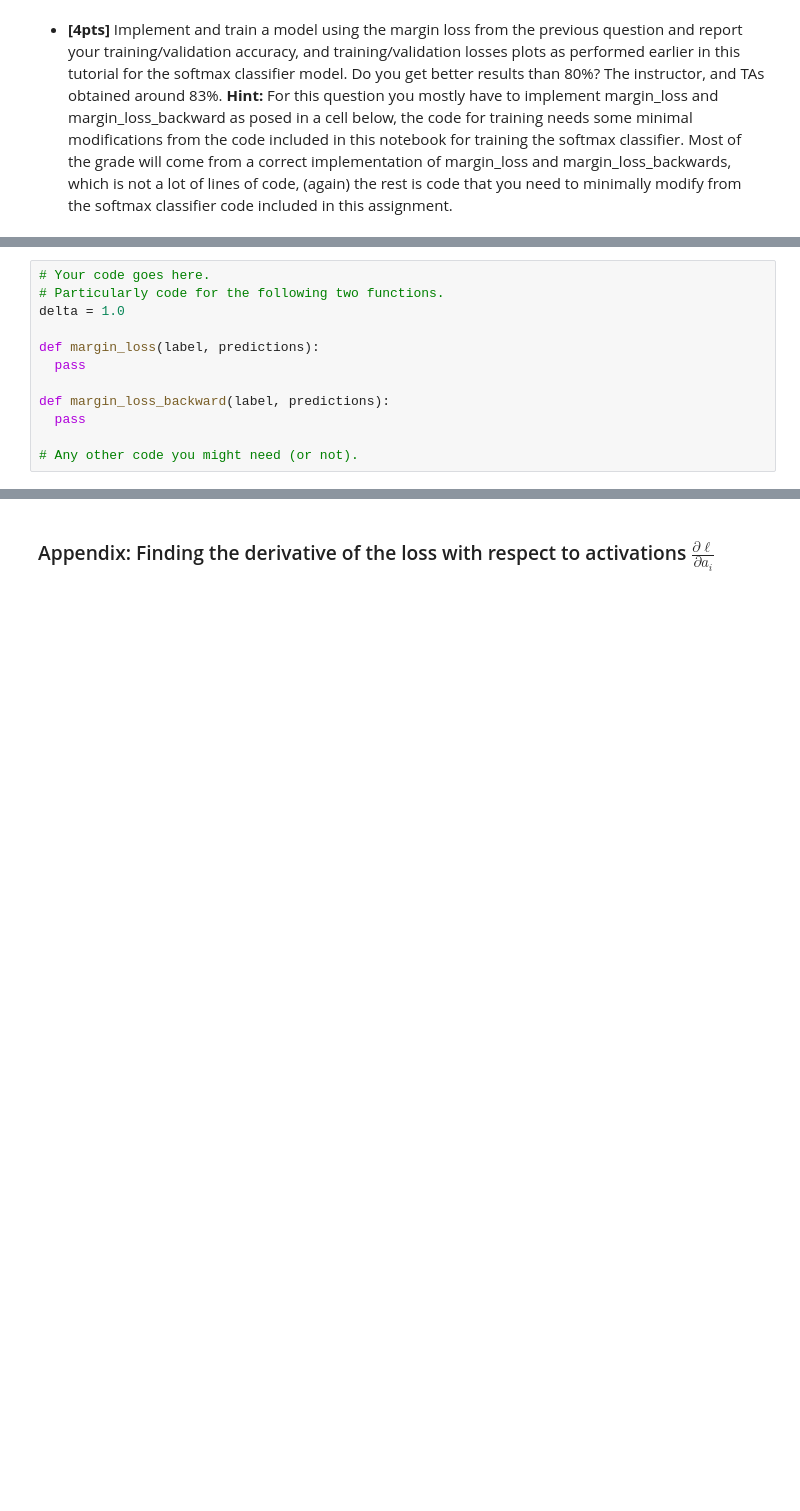
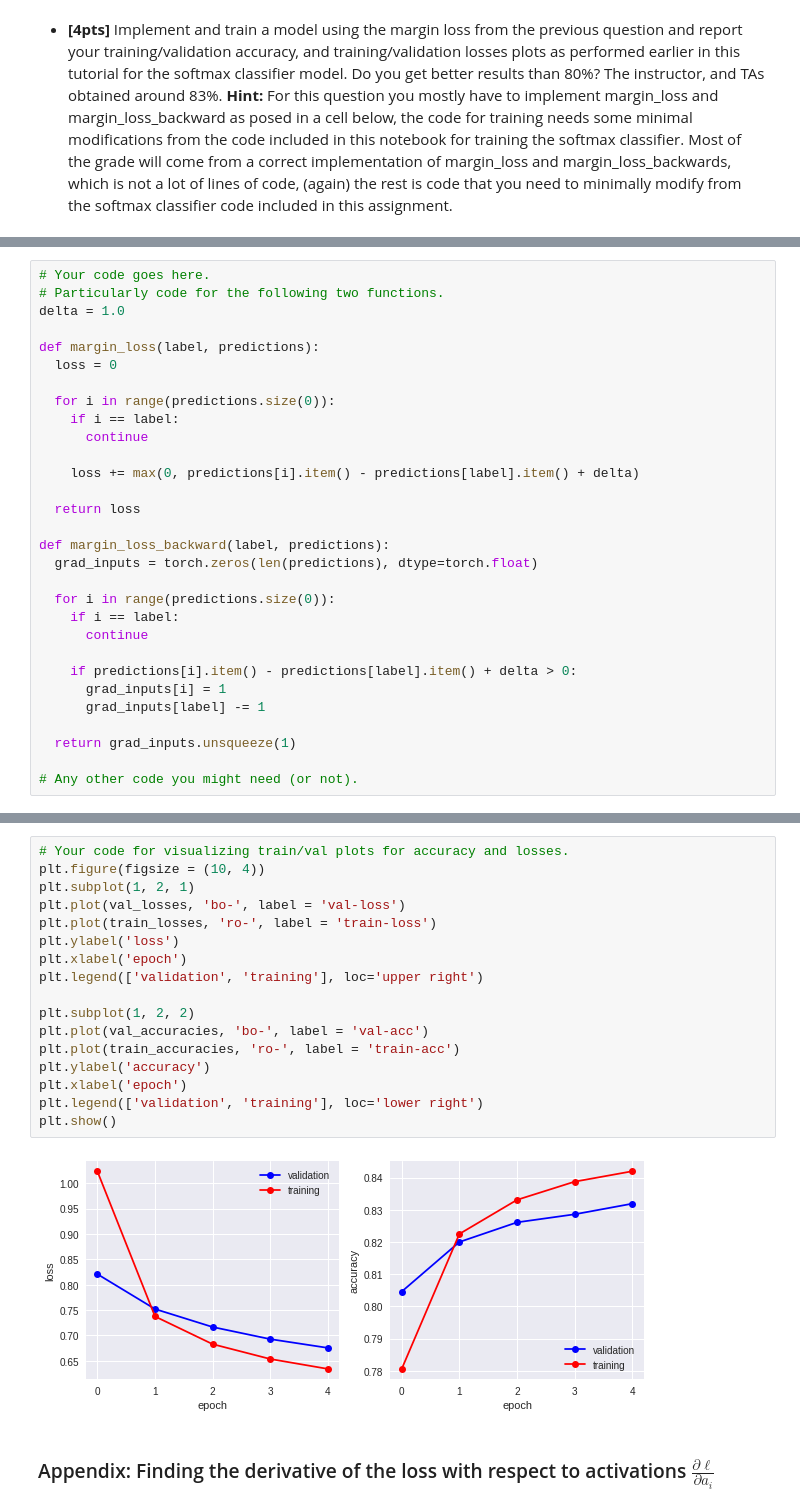
Before and after one commit to aobo-y/uva-cv, a Jupyter notebook: image_classification_assignment.ipynb, the cells around one changed output, grey strips where cells are left out. Cells and saved outputs as stored; diff of their text form; blank space fills up the shorter version.

```diff
--- a/image_classification_assignment.ipynb
+++ b/image_classification_assignment.ipynb
@@ -612,9 +675,27 @@ y_hat[Ankle boot] = -0.24
 delta = 1.0
 
 def margin_loss(label, predictions):
-  pass
+  loss = 0
+
+  for i in range(predictions.size(0)):
+    if i == label:
+      continue
+
+    loss += max(0, predictions[i].item() - predictions[label].item() + delta)
+
+  return loss
 
 def margin_loss_backward(label, predictions):
-  pass
+  grad_inputs = torch.zeros(len(predictions), dtype=torch.float)
+
+  for i in range(predictions.size(0)):
+    if i == label:
+      continue
+
+    if predictions[i].item() - predictions[label].item() + delta > 0:
+      grad_inputs[i] = 1
+      grad_inputs[label] -= 1
+
+  return grad_inputs.unsqueeze(1)
 
 # Any other code you might need (or not).
@@ -626,3 +789,22 @@ def margin_loss_backward(label, predictions):
+# %%
+# Your code for visualizing train/val plots for accuracy and losses.
+plt.figure(figsize = (10, 4))
+plt.subplot(1, 2, 1)
+plt.plot(val_losses, 'bo-', label = 'val-loss')
+plt.plot(train_losses, 'ro-', label = 'train-loss')
+plt.ylabel('loss')
+plt.xlabel('epoch')
+plt.legend(['validation', 'training'], loc='upper right')
+
+plt.subplot(1, 2, 2)
+plt.plot(val_accuracies, 'bo-', label = 'val-acc')
+plt.plot(train_accuracies, 'ro-', label = 'train-acc')
+plt.ylabel('accuracy')
+plt.xlabel('epoch')
+plt.legend(['validation', 'training'], loc='lower right')
+plt.show()
+# %% [output]
+[figure, added]
 # %% [markdown]
 ### Appendix: Finding the derivative of the loss with respect to activations $\frac{\partial \ell}{\partial a_i}$
 # %% [markdown]
```
Also changed, not shown: parts of 14 cells of this notebook.
